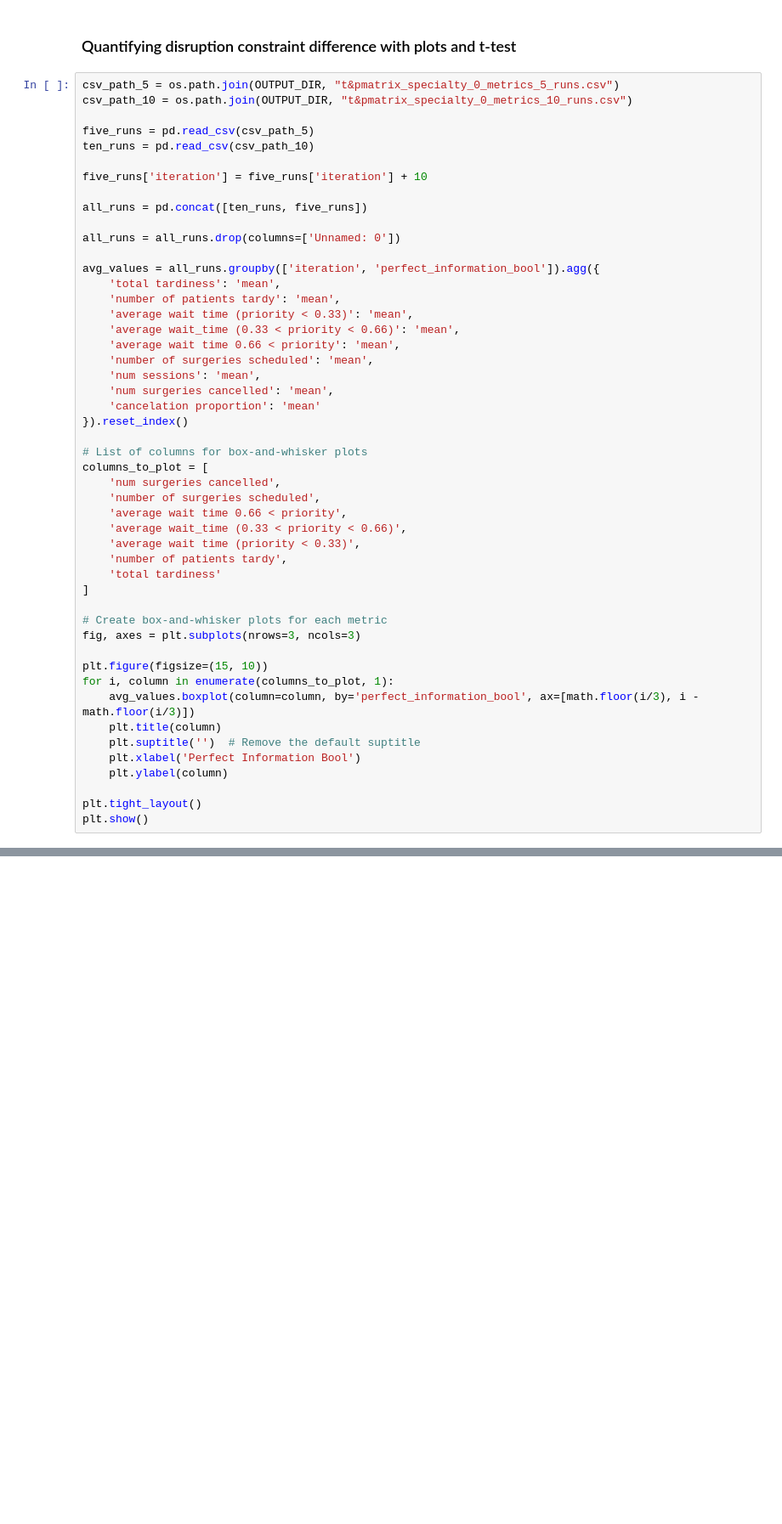
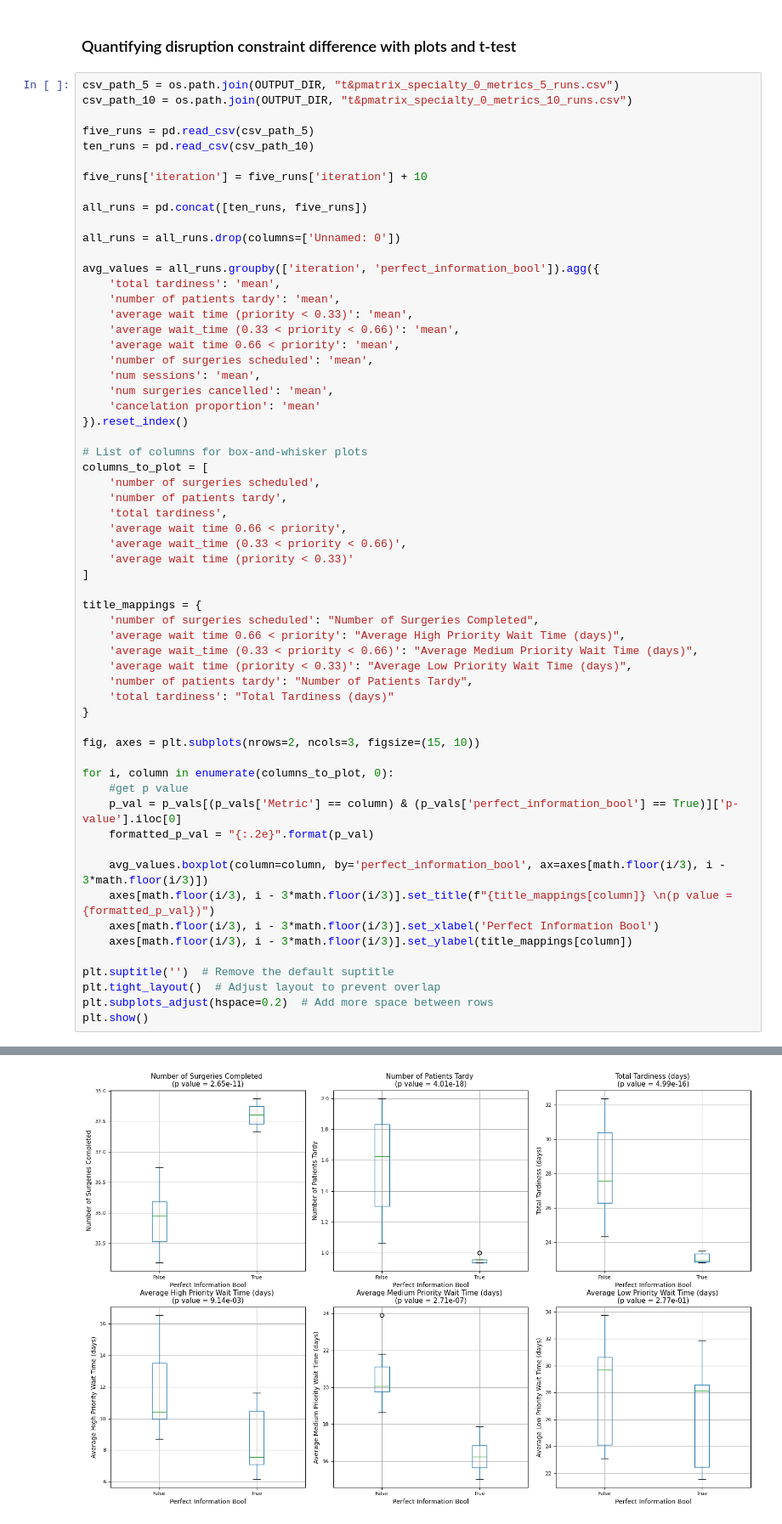
Before and after one commit to brodie11/surgery_scheduling, a Jupyter notebook: brodie_perrie_code/src/scripts/brodie_plotting.ipynb, the cells around one changed output, grey strips where cells are left out. Shown at 85% size. Drawn from its saved outputs; the diff is of its cells as text; blank space fills up the shorter version.

Commit message:
boxplot comparison of metrics over 15 runs complete

```diff
--- a/brodie_perrie_code/src/scripts/brodie_plotting.ipynb
+++ b/brodie_perrie_code/src/scripts/brodie_plotting.ipynb
@@ -208,26 +266,37 @@ avg_values = all_runs.groupby(['iteration', 'perfect_information_bool']).agg({
 
 # List of columns for box-and-whisker plots
 columns_to_plot = [
-    'num surgeries cancelled',
     'number of surgeries scheduled',
+    'number of patients tardy',
+    'total tardiness',
     'average wait time 0.66 < priority',
     'average wait_time (0.33 < priority < 0.66)',
-    'average wait time (priority < 0.33)',
-    'number of patients tardy',
-    'total tardiness'
+    'average wait time (priority < 0.33)'
 ]
 
-# Create box-and-whisker plots for each metric
-fig, axes = plt.subplots(nrows=3, ncols=3)
+title_mappings = {
+    'number of surgeries scheduled': "Number of Surgeries Completed",
+    'average wait time 0.66 < priority': "Average High Priority Wait Time (days)",
+    'average wait_time (0.33 < priority < 0.66)': "Average Medium Priority Wait Time (days)",
+    'average wait time (priority < 0.33)': "Average Low Priority Wait Time (days)",
+    'number of patients tardy': "Number of Patients Tardy",
+    'total tardiness': "Total Tardiness (days)"
+}
 
-plt.figure(figsize=(15, 10))
-for i, column in enumerate(columns_to_plot, 1):
-    avg_values.boxplot(column=column, by='perfect_information_bool', ax=[math.floor(i/3), i - math.floor(i/3)])
-    plt.title(column)
-    plt.suptitle('')  # Remove the default suptitle
-    plt.xlabel('Perfect Information Bool')
-    plt.ylabel(column)
+fig, axes = plt.subplots(nrows=2, ncols=3, figsize=(15, 10))
 
-plt.tight_layout()
+for i, column in enumerate(columns_to_plot, 0):
+    #get p value
+    p_val = p_vals[(p_vals['Metric'] == column) & (p_vals['perfect_information_bool'] == True)]['p-value'].iloc[0]
+    formatted_p_val = "{:.2e}".format(p_val)
+
+    avg_values.boxplot(column=column, by='perfect_information_bool', ax=axes[math.floor(i/3), i - 3*math.floor(i/3)])
+    axes[math.floor(i/3), i - 3*math.floor(i/3)].set_title(f"{title_mappings[column]} \n(p value = {formatted_p_val})")
+    axes[math.floor(i/3), i - 3*math.floor(i/3)].set_xlabel('Perfect Information Bool')
+    axes[math.floor(i/3), i - 3*math.floor(i/3)].set_ylabel(title_mappings[column])
+
+plt.suptitle('')  # Remove the default suptitle
+plt.tight_layout()  # Adjust layout to prevent overlap
+plt.subplots_adjust(hspace=0.2)  # Add more space between rows
 plt.show()
 # %% [output]
@@ -234,0 +303 @@ NameError: name 'os' is not defined
+[figure, added]
```
Also changed, not shown: parts of 6 cells of this notebook, 2 other files.
